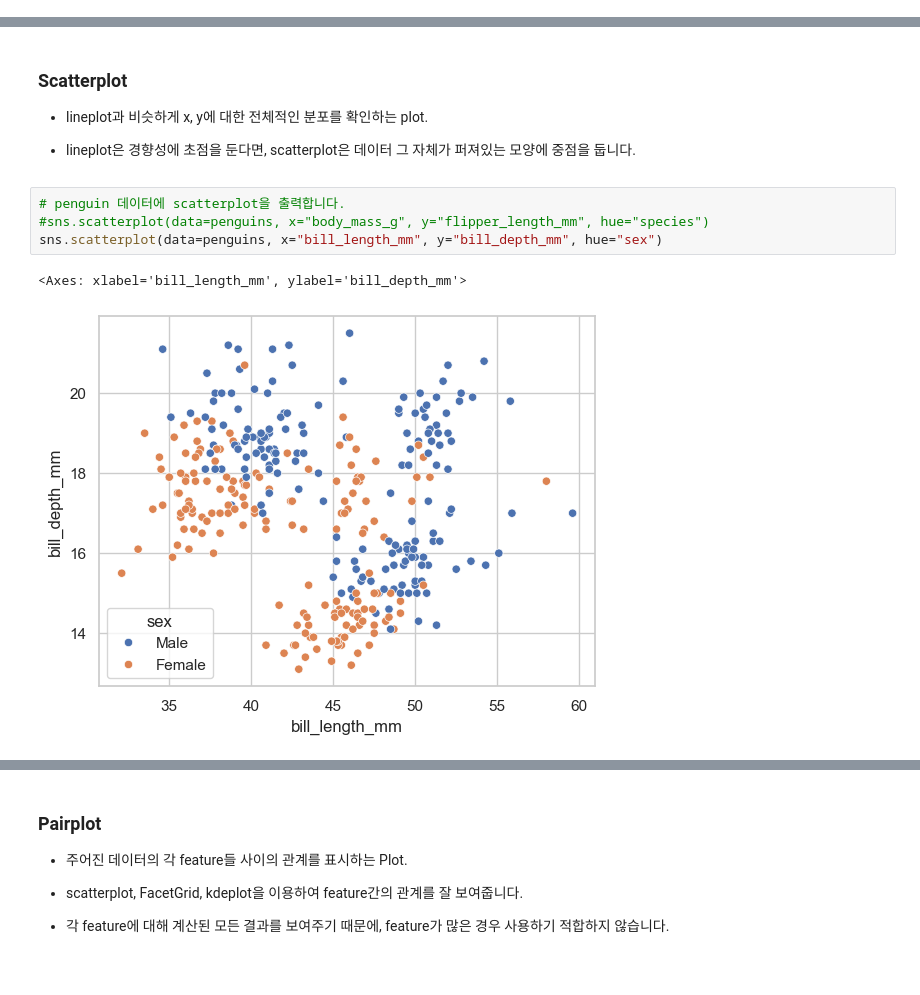
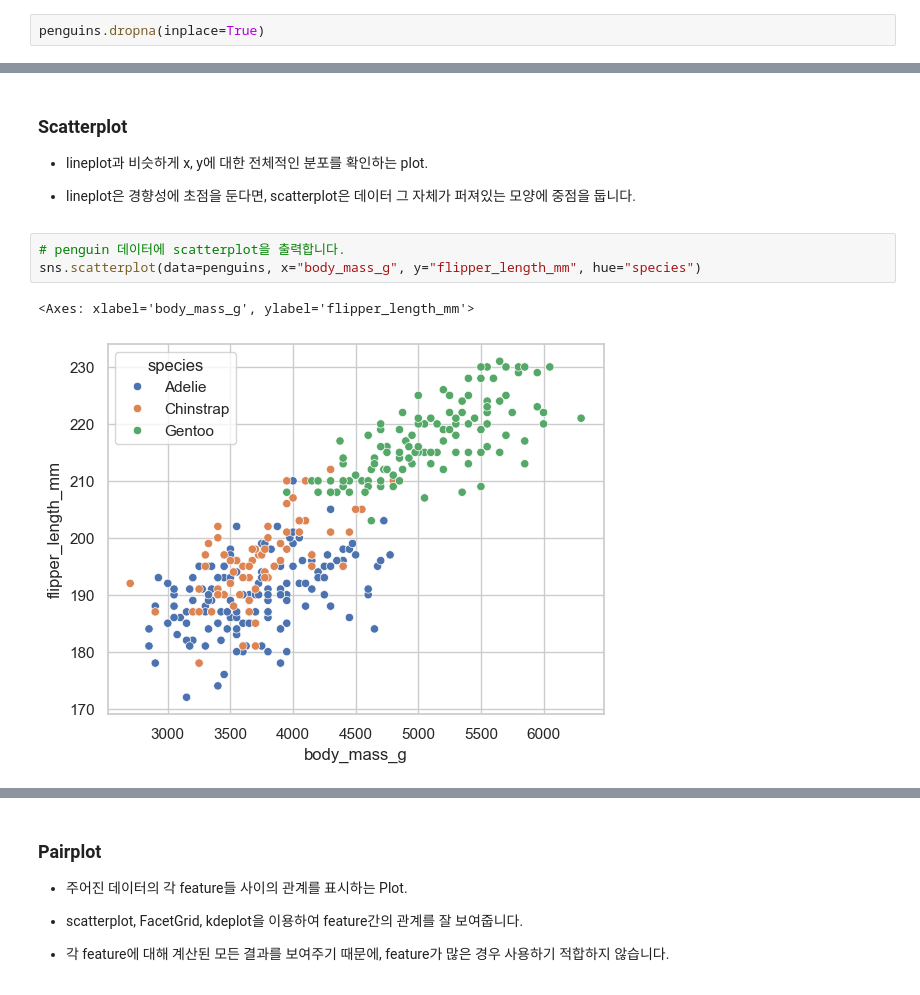
Before and after one commit to Collegenie-X/python_ex, a Jupyter notebook: Pandas/seaborn/데이터 시각화.ipynb, the cells around one changed output, grey strips where cells are left out. Cells and saved outputs as stored; diff of their text form.

```diff
--- a/Pandas/seaborn/데이터 시각화.ipynb
+++ b/Pandas/seaborn/데이터 시각화.ipynb
@@ -36,0 +54,2 @@ penguins
+# %%
+penguins.dropna(inplace=True)
@@ -173,8 +292,7 @@ sns.pointplot(data=penguins, y="bill_length_mm", x="sex", hue="species")
 - lineplot은 경향성에 초점을 둔다면, scatterplot은 데이터 그 자체가 퍼져있는 모양에 중점을 둡니다.
 # %%
 # penguin 데이터에 scatterplot을 출력합니다.
-#sns.scatterplot(data=penguins, x="body_mass_g", y="flipper_length_mm", hue="species")
-sns.scatterplot(data=penguins, x="bill_length_mm", y="bill_depth_mm", hue="sex")
+sns.scatterplot(data=penguins, x="body_mass_g", y="flipper_length_mm", hue="species")
 # %% [output]
-<Axes: xlabel='bill_length_mm', ylabel='bill_depth_mm'>
+<Axes: xlabel='body_mass_g', ylabel='flipper_length_mm'>
-[figure, old version]
+[figure, new version]
```
Also changed, not shown: parts of 24 cells of this notebook, 7 other files.
